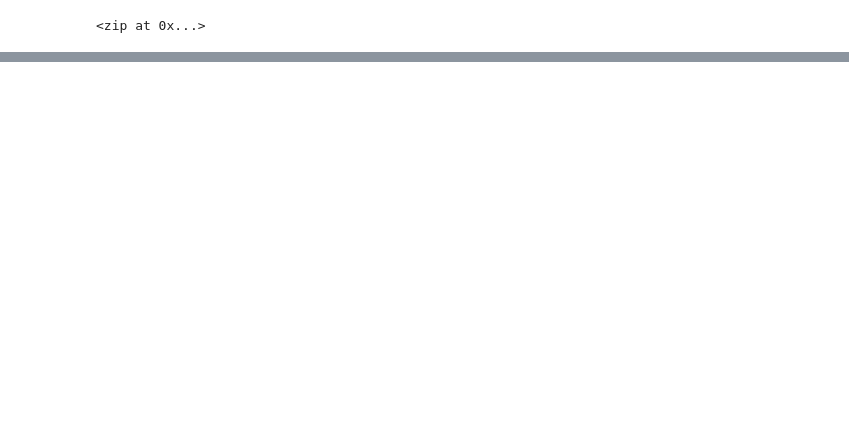
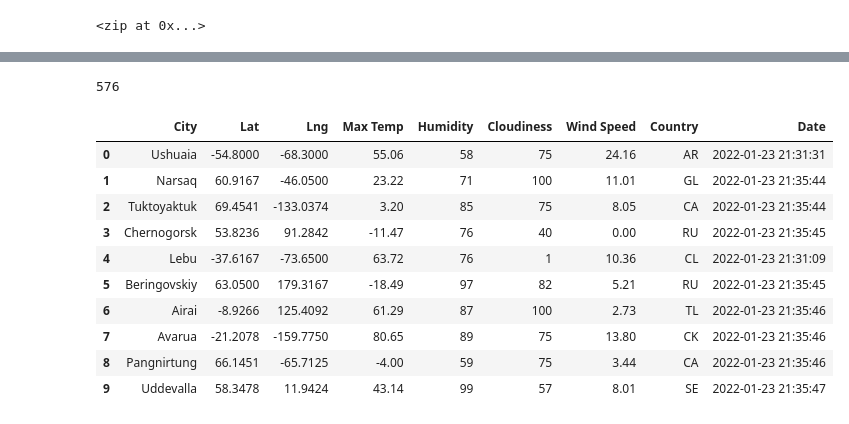
Before and after one commit to MDaily7/World_Weather_Analysis, a Jupyter notebook: WheatherPy.ipynb, the cells around one changed output, grey strips where cells are left out. Drawn from its saved outputs; the diff is of its cells as text; code cells hidden in the pictures; blank space fills up the shorter version.

Commit message:
WeatherPY added, gitignore modified

```diff
--- a/WheatherPy.ipynb
+++ b/WheatherPy.ipynb
@@ -7,3 +11,6 @@ from citipy import citipy
+# %%
+# create url + key variable
+url = 'http://api.openweathermap.org/data/2.5/weather?units=Imperial&appid=' + weather_api_key
 # %%
 # create latitudes and longitudes in arrays declared as variables, zip the lats and longs together in a new variable
 latitudes = np.random.uniform(low=-90.000, high=90.000, size=1500)
@@ -30,0 +101,21 @@ len(cities)
+# %%
+# check the length of city_data
+len(city_data)
+# %% [output]
+576
+# %%
+# convert array to a dataframe
+city_data_df = pd.DataFrame(city_data)
+city_data_df.head(10)
+# %% [output]
+|  | City | Lat | Lng | Max Temp | Humidity | Cloudiness | Wind Speed | Country | Date |
+| 0 | Ushuaia | -54.8000 | -68.3000 | 55.06 | 58 | 75 | 24.16 | AR | 2022-01-23 21:31:31 |
+| 1 | Narsaq | 60.9167 | -46.0500 | 23.22 | 71 | 100 | 11.01 | GL | 2022-01-23 21:35:44 |
+| 2 | Tuktoyaktuk | 69.4541 | -133.0374 | 3.20 | 85 | 75 | 8.05 | CA | 2022-01-23 21:35:44 |
+| 3 | Chernogorsk | 53.8236 | 91.2842 | -11.47 | 76 | 40 | 0.00 | RU | 2022-01-23 21:35:45 |
+| 4 | Lebu | -37.6167 | -73.6500 | 63.72 | 76 | 1 | 10.36 | CL | 2022-01-23 21:31:09 |
+| 5 | Beringovskiy | 63.0500 | 179.3167 | -18.49 | 97 | 82 | 5.21 | RU | 2022-01-23 21:35:45 |
+| 6 | Airai | -8.9266 | 125.4092 | 61.29 | 87 | 100 | 2.73 | TL | 2022-01-23 21:35:46 |
+| 7 | Avarua | -21.2078 | -159.7750 | 80.65 | 89 | 75 | 13.80 | CK | 2022-01-23 21:35:46 |
+| 8 | Pangnirtung | 66.1451 | -65.7125 | -4.00 | 59 | 75 | 3.44 | CA | 2022-01-23 21:35:46 |
+| 9 | Uddevalla | 58.3478 | 11.9424 | 43.14 | 99 | 57 | 8.01 | SE | 2022-01-23 21:35:47 |
```
Also changed, not shown: parts of 5 cells of this notebook, 3 other files.
